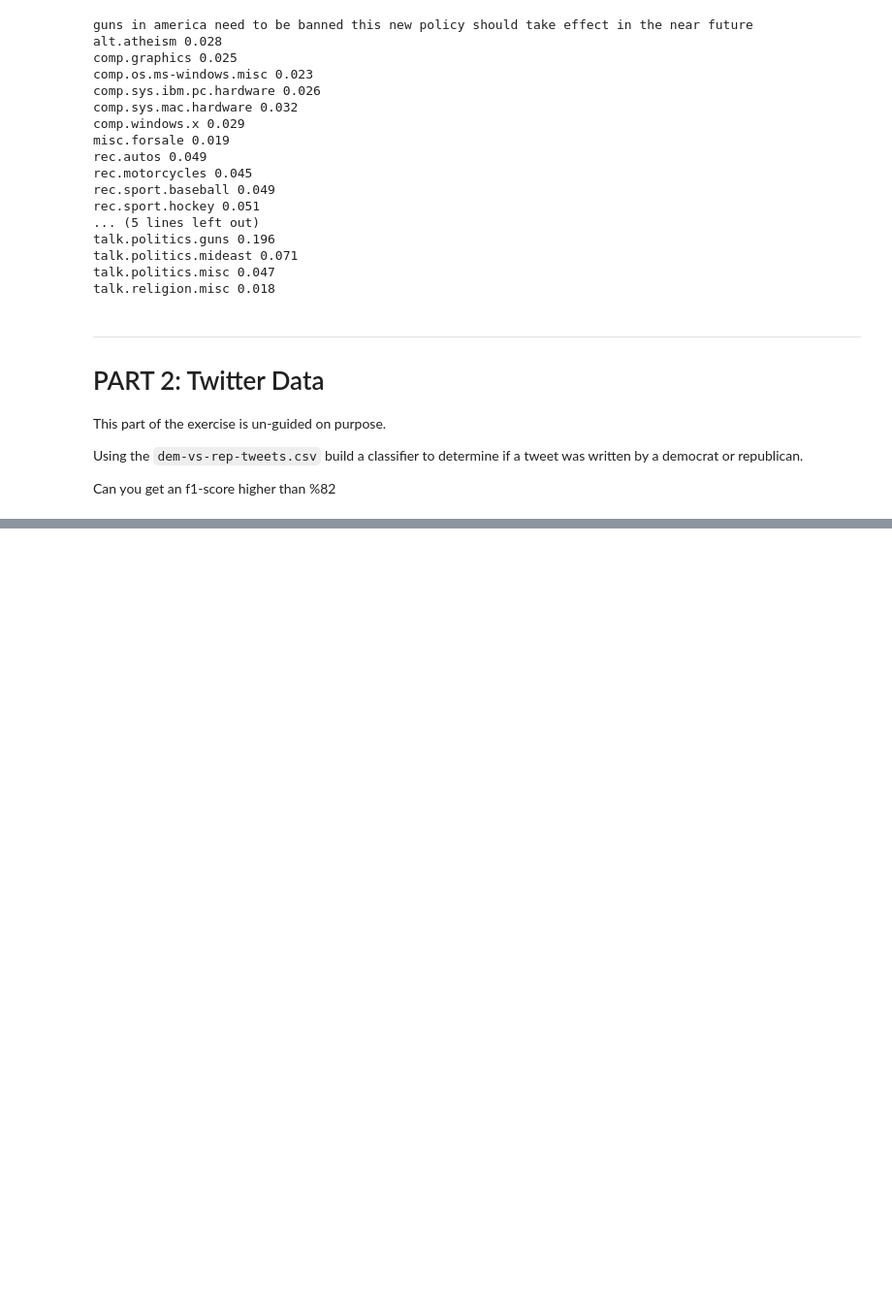
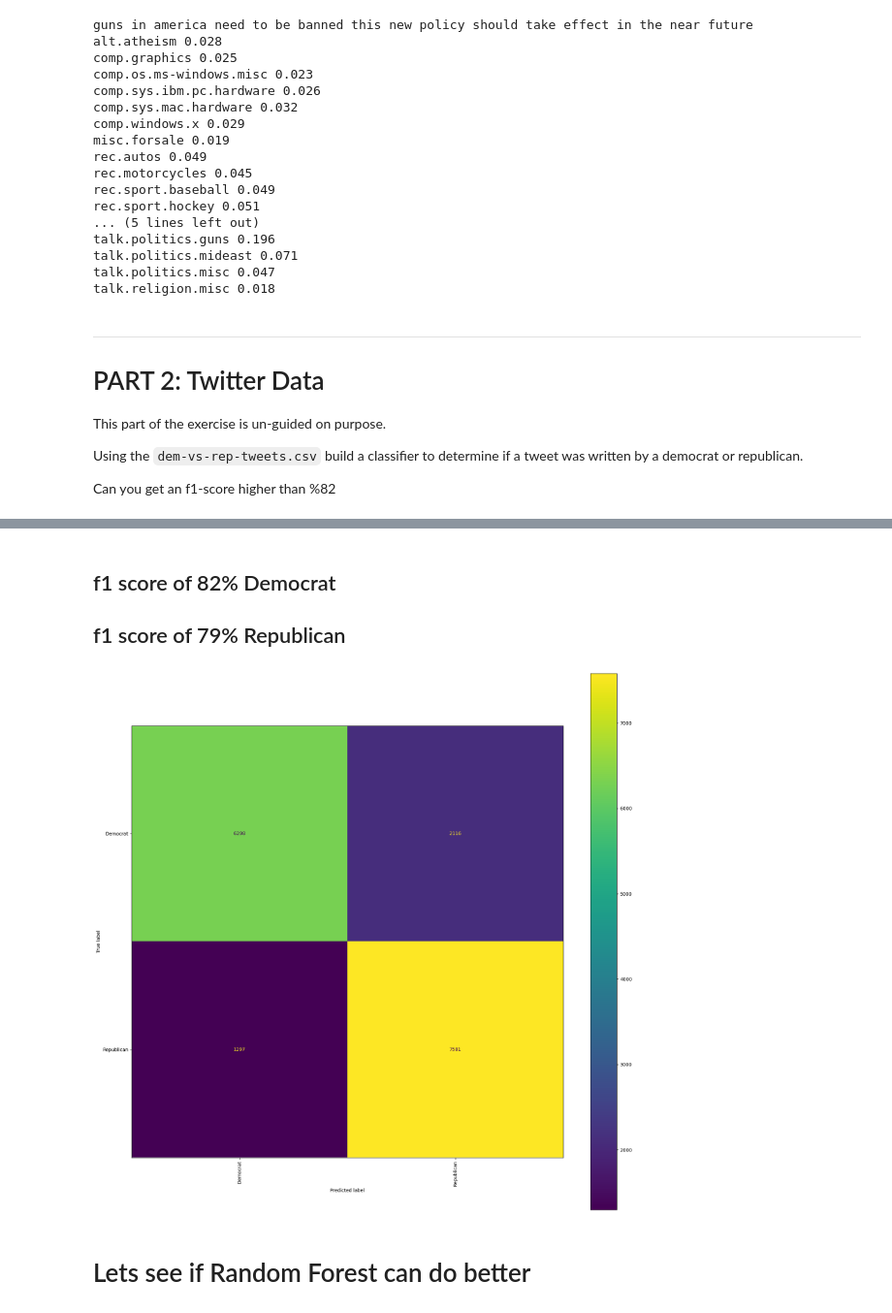
Before and after one commit to Sulaiman-Dem/2023-fall-data-science-fridays, a Jupyter notebook: Week-08-NLP/SDZExercise.ipynb, the cells around one changed output, grey strips where cells are left out. Shown at 97% size. Cells and saved outputs as stored; diff of their text form; code cells hidden in the pictures; blank space fills up the shorter version.

```diff
--- a/Week-08-NLP/SDZExercise.ipynb
+++ b/Week-08-NLP/SDZExercise.ipynb
@@ -491,0 +626,6 @@ df = pd.read_csv('data/dem-vs-rep-tweets.csv')
+# %%
+# Initialize our vectorizer
+vectorizer = TfidfVectorizer()
+
+# Fit your vectorizer using your X data, This makes your vocab matrix
+vectorizer.fit(X_train_party)
@@ -491,0 +634,4 @@ df = pd.read_csv('data/dem-vs-rep-tweets.csv')
+# %%
+# This transforms your documents into vectors.
+X_train_party = vectorizer.transform(X_train_party)
+X_test_party = vectorizer.transform(X_test_party)
@@ -491,0 +646,6 @@ df = pd.read_csv('data/dem-vs-rep-tweets.csv')
+# %%
+# Initialize an empty model.
+model_party = MultinomialNB()
+# %%
+# Fit our model with our training data.
+model_party.fit(X_train_party, y_train_party)
@@ -491,0 +679,12 @@ df = pd.read_csv('data/dem-vs-rep-tweets.csv')
+# %% [markdown]
+## f1 score of 82% Democrat
+## f1 score of 79% Republican
+# %%
+# Using `classification_report` print the evaluation results for all the classes.
+fig, ax = plt.subplots(figsize=(21, 21))
+disp = ConfusionMatrixDisplay.from_estimator(model_party, X_test_party, y_test_party, ax=ax);
+plt.xticks(rotation=90);
+# %% [output]
+[figure, added]
+# %% [markdown]
+# Lets see if Random Forest can do better
```
Also changed, not shown: parts of 22 cells of this notebook, 1 other file.
